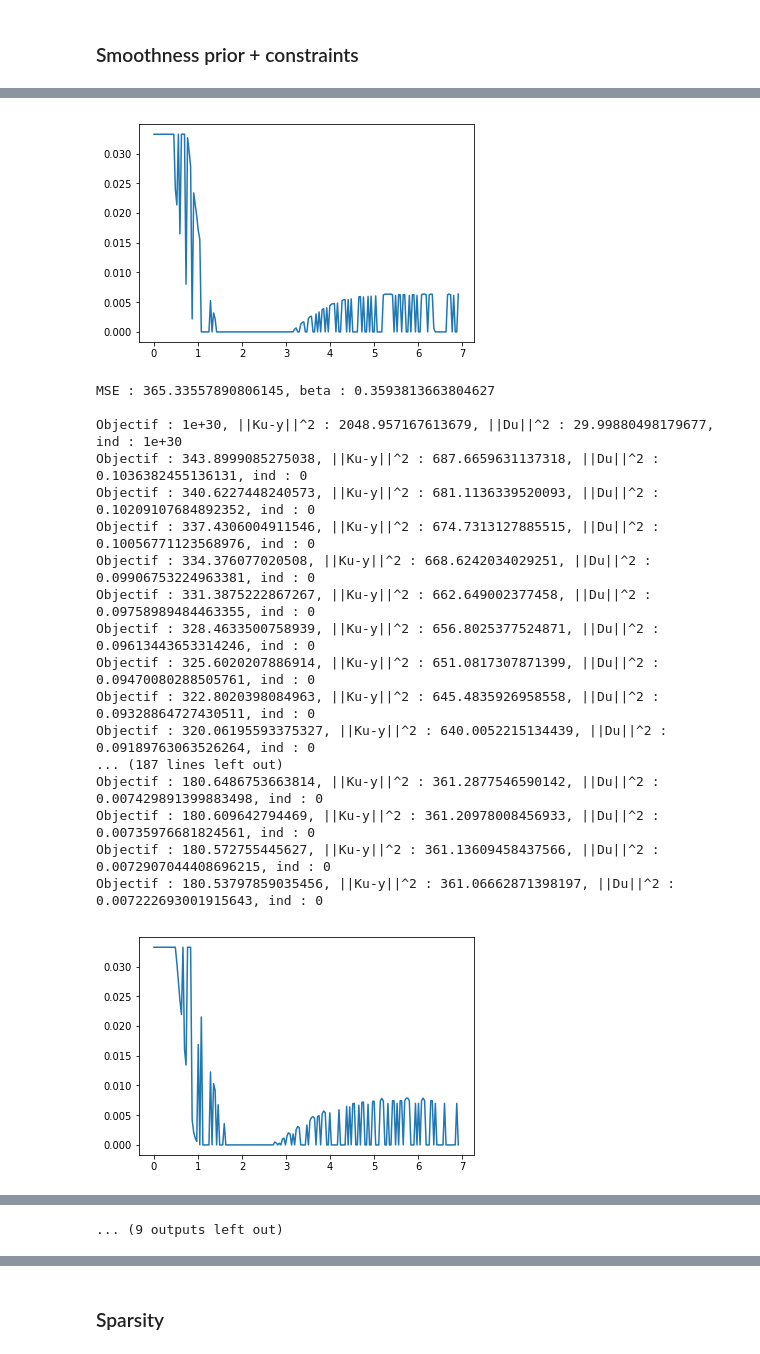
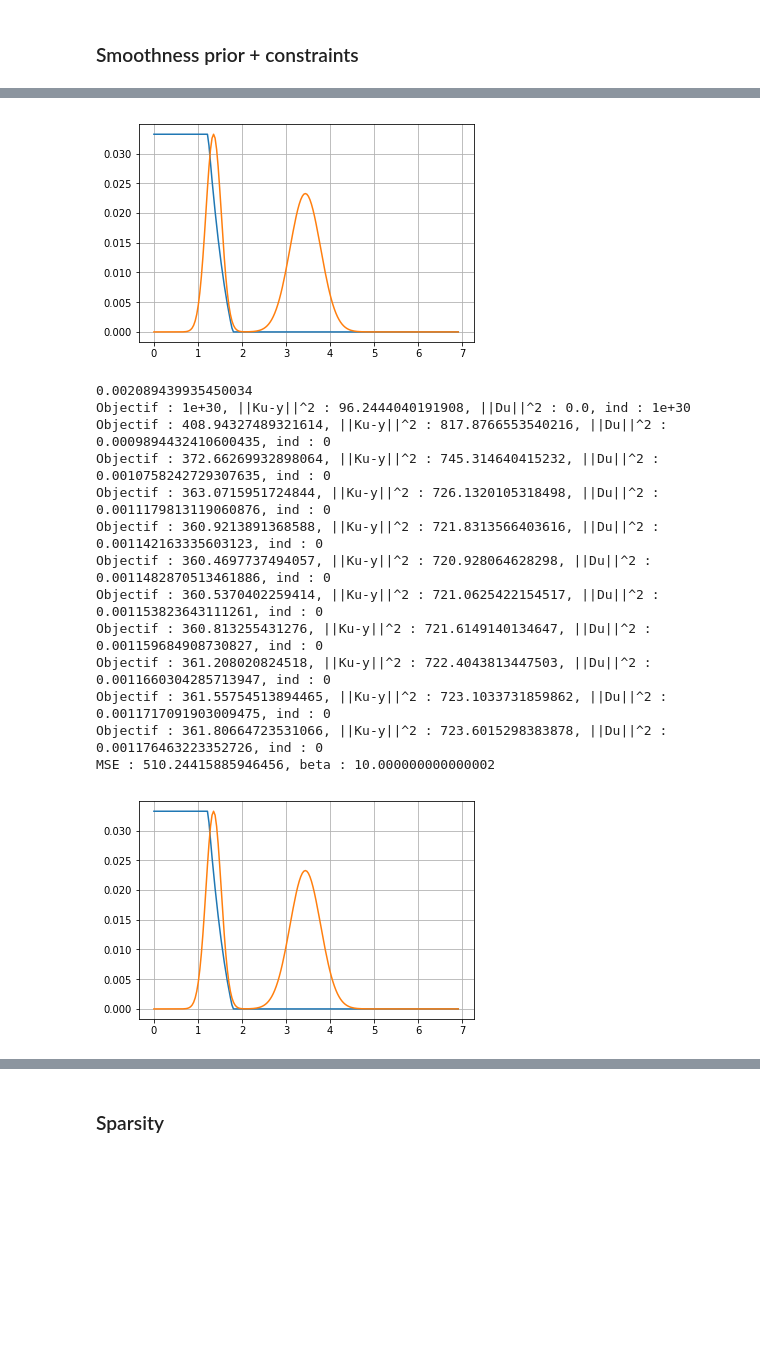
Before and after one commit to MaximilienGermain/Large-scale-optimization, a Jupyter notebook: TP2_part1.ipynb, the cells around one changed output, grey strips where cells are left out. Drawn from its saved outputs; the diff is of its cells as text; code cells hidden in the pictures; blank space fills up the shorter version.

```diff
--- a/TP2_part1.ipynb
+++ b/TP2_part1.ipynb
@@ -152,7 +153,7 @@ plt.plot(np.log(T),x_hat)
 # %% [markdown]
 $\underline{\textbf{Q4.}}$ Tunning $\beta$ with a grid search
 # %%
-beta_grid = np.exp(np.log(10)*np.linspace(-3,3,7))
+beta_grid = np.exp(np.log(10)*np.linspace(-2,2,5))
 errors = np.zeros(beta_grid.shape[0])
 
 for i in range(beta_grid.shape[0]):
@@ -161,5 +162,7 @@ for i in range(beta_grid.shape[0]):
     errors[i] = normalized_MSE(x_hat,x)
     print("MSE : {}, beta : {}".format(normalized_MSE(x_hat,x),beta))
     plt.plot(np.log(T),x_hat)
+    plt.plot(np.log(T),x)
+    plt.grid()
     plt.show()
 # %% [output]
@@ -180,55 +179,54 @@ MSE : 0.5644139896729763, beta : 1000.0000000000007
 # %% [markdown]
 ### Smoothness prior + constraints
 # %%
-beta_grid = np.exp(np.log(10)*np.linspace(-1,4,10))
+beta_grid = np.exp(np.log(10)*np.linspace(-1,3,5))
 
 def proximal_gradient_smooth_cons(lamb,K,y,T,xmin,xmax,display = False):
     tol = 1e-4
-    max_iter = 200
+    max_iter = 10
     nb_iter = 0
     m = K.shape[0]
     n = K.shape[1]
-    #print(np.dot(K.T,K))
-    #w,v = np.linalg.eig(np.dot(K.T,K))
-    #epsilon = 1/np.max(w)
-    #print(epsilon)
-    epsilon = 1e-4
     u = np.zeros((n,1))
-    for i in range(n):
-        u[i] = (random.random() - 0.5)
+    w,v = np.linalg.eig(np.dot(K.T,K) + lamb * np.dot(D.T,D))
+    L = max(w)
+    epsilon = 1/L
+    print(epsilon)
+
+    #for i in range(n):
+    #    u[i] = (random.random() - 0.5)
     norm2 = np.linalg.norm(np.dot(K,u) - y)
     normD = np.linalg.norm(np.dot(D,u))
-    obj = 0.5*norm2**2 + 0.5*lamb * normD**2 + ind(u,xmin,xmax)
+    obj = 0.5 * norm2 **2 + 0.5 * lamb * normD ** 2 + ind(u,xmin,xmax)
     last_obj = 0
     if display:
         print("Objectif : {}, ||Ku-y||^2 : {}, ||Du||^2 : {}, ind : {}".format(obj,norm2**2,normD**2,ind(u,xmin,xmax)))
 
-    while abs(obj - last_obj) > tol and nb_iter < max_iter:
+    while (abs(obj - last_obj) > tol and nb_iter < max_iter):
+    #while obj>42 :
         w = u - epsilon * (np.dot(K.T,(np.dot(K,u) - y)) + lamb * np.dot(D.T,np.dot(D,u)))
         last_obj = obj
         u = prox_cons(w,xmin,xmax)
         norm2 = np.linalg.norm(np.dot(K,u) - y)
         normD = np.linalg.norm(np.dot(D,u))
-        obj = 0.5*norm2**2 + 0.5*lamb * normD**2 + ind(u,xmin,xmax)
+        obj = 0.5 * norm2 **2 + 0.5*lamb * normD ** 2 + ind(u,xmin,xmax)
         if display:
             print("Objectif : {}, ||Ku-y||^2 : {}, ||Du||^2 : {}, ind : {}".format(obj,norm2**2,normD**2,ind(u,xmin,xmax)))
         nb_iter += 1
 
-    plt.plot(np.log(T),u)
-    plt.show()
     return u
 
 def prox_cons(w,xmin,xmax):
     n = w.shape[0]
     out = np.zeros((n,1))
     for index in range(n):
-        value = w[index,1]
+        value = w[index,0]
         if value >  xmax:
-            out[index] = xmax
+            out[index,0] = xmax
         elif value <  xmin:
-            out[index] = xmin
+            out[index,0] = xmin
         elif value >= xmin and value <= xmax:
-            out[index] = value
+            out[index,0] = value
     #print(out)
     return out
 
@@ -243,4 +241,8 @@ for i in range(beta_grid.shape[0]):
     beta = beta_grid[i]
     x_hat = proximal_gradient_smooth_cons(beta,K,y,T,xmin,xmax,True) #,True
     print("MSE : {}, beta : {}\n".format(normalized_MSE(x_hat,x),beta))
+    plt.plot(np.log(T),x_hat)
+    plt.plot(np.log(T),x)
+    plt.grid()
+    plt.show()
 # %% [output]
@@ -282,19 +276,15 @@ Objectif : 185.09314196240373, ||Ku-y||^2 : 370.18418731912396, ||Du||^2 : 0.005
-[figure, old version]
+[figure, new version]
-MSE : 365.33557890806145, beta : 0.3593813663804627
-
-Objectif : 1e+30, ||Ku-y||^2 : 2048.957167613679, ||Du||^2 : 29.99880498179677, ind : 1e+30
-Objectif : 343.8999085275038, ||Ku-y||^2 : 687.6659631137318, ||Du||^2 : 0.1036382455136131, ind : 0
-Objectif : 340.6227448240573, ||Ku-y||^2 : 681.1136339520093, ||Du||^2 : 0.10209107684892352, ind : 0
-Objectif : 337.4306004911546, ||Ku-y||^2 : 674.7313127885515, ||Du||^2 : 0.10056771123568976, ind : 0
-Objectif : 334.376077020508, ||Ku-y||^2 : 668.6242034029251, ||Du||^2 : 0.09906753224963381, ind : 0
-Objectif : 331.3875222867267, ||Ku-y||^2 : 662.649002377458, ||Du||^2 : 0.09758989484463355, ind : 0
-Objectif : 328.4633500758939, ||Ku-y||^2 : 656.8025377524871, ||Du||^2 : 0.09613443653314246, ind : 0
-Objectif : 325.6020207886914, ||Ku-y||^2 : 651.0817307871399, ||Du||^2 : 0.09470080288505761, ind : 0
-Objectif : 322.8020398084963, ||Ku-y||^2 : 645.4835926958558, ||Du||^2 : 0.09328864727430511, ind : 0
-Objectif : 320.06195593375327, ||Ku-y||^2 : 640.0052215134439, ||Du||^2 : 0.09189763063526264, ind : 0
-... (187 lines left out)
-Objectif : 180.6486753663814, ||Ku-y||^2 : 361.2877546590142, ||Du||^2 : 0.007429891399883498, ind : 0
-Objectif : 180.609642794469, ||Ku-y||^2 : 361.20978008456933, ||Du||^2 : 0.00735976681824561, ind : 0
-Objectif : 180.572755445627, ||Ku-y||^2 : 361.13609458437566, ||Du||^2 : 0.0072907044408696215, ind : 0
-Objectif : 180.53797859035456, ||Ku-y||^2 : 361.06662871398197, ||Du||^2 : 0.007222693001915643, ind : 0
+0.002089439935450034
+Objectif : 1e+30, ||Ku-y||^2 : 96.2444040191908, ||Du||^2 : 0.0, ind : 1e+30
+Objectif : 408.94327489321614, ||Ku-y||^2 : 817.8766553540216, ||Du||^2 : 0.0009894432410600435, ind : 0
+Objectif : 372.66269932898064, ||Ku-y||^2 : 745.314640415232, ||Du||^2 : 0.0010758242729307635, ind : 0
+Objectif : 363.0715951724844, ||Ku-y||^2 : 726.1320105318498, ||Du||^2 : 0.0011179813119060876, ind : 0
+Objectif : 360.9213891368588, ||Ku-y||^2 : 721.8313566403616, ||Du||^2 : 0.001142163335603123, ind : 0
+Objectif : 360.4697737494057, ||Ku-y||^2 : 720.928064628298, ||Du||^2 : 0.0011482870513461886, ind : 0
+Objectif : 360.5370402259414, ||Ku-y||^2 : 721.0625422154517, ||Du||^2 : 0.001153823643111261, ind : 0
+Objectif : 360.813255431276, ||Ku-y||^2 : 721.6149140134647, ||Du||^2 : 0.001159684908730827, ind : 0
+Objectif : 361.208020824518, ||Ku-y||^2 : 722.4043813447503, ||Du||^2 : 0.0011660304285713947, ind : 0
+Objectif : 361.55754513894465, ||Ku-y||^2 : 723.1033731859862, ||Du||^2 : 0.0011717091903009475, ind : 0
+Objectif : 361.80664723531066, ||Ku-y||^2 : 723.6015298383878, ||Du||^2 : 0.001176463223352726, ind : 0
+MSE : 510.24415885946456, beta : 10.000000000000002
-[figure, old version]
+[figure, new version]
@@ -355 +318,0 @@ Objectif : 173.34714247153497, ||Ku-y||^2 : 346.6397696450666, ||Du||^2 : 0.0009
-... (9 outputs left out)
```
Also changed, not shown: parts of 5 cells of this notebook, 1 other file.
